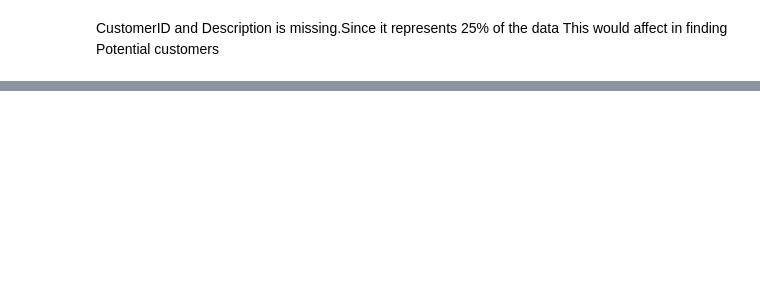
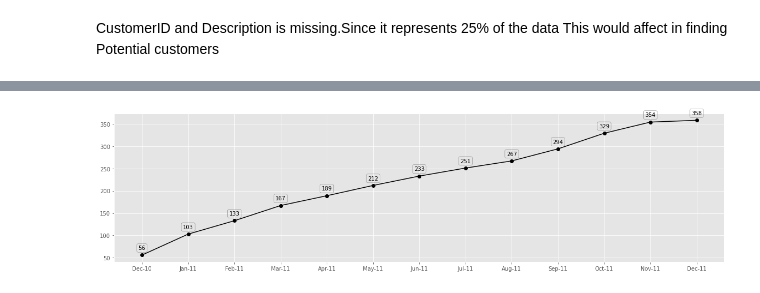
Before and after one commit to sushamasivananthan/E-Commerce-Customer-Targeting-Segmentation-and-Sales-Forecast, a Jupyter notebook: E-commerce.ipynb, the cells around one changed output, grey strips where cells are left out. Cells and saved outputs as stored; diff of their text form; code cells hidden in the pictures; blank space fills up the shorter version.

```diff
--- a/E-commerce.ipynb
+++ b/E-commerce.ipynb
@@ -124,0 +133,3 @@ plt.bar(['No Customer ID','Have Customer ID'],[no_customer_id, have_customer_id]
+# %%
+df_=df[df.is_cancelled=='No']
+del df
@@ -124,0 +162,32 @@ plt.bar(['No Customer ID','Have Customer ID'],[no_customer_id, have_customer_id]
+# %%
+customer_by_month1 = df_.groupby('CustomerID')['Date'].min().reset_index()
+customer_by_month1['days'] = pd.TimedeltaIndex(customer_by_month1.Date.dt.day,unit="D")
+customer_by_month1['Month'] = customer_by_month1.Date- customer_by_month1.days+pd.DateOffset(days=1)
+customer_by_month1['Quarter_acquisition'] = customer_by_month1['Month'].dt.quarter.apply(lambda x:'Q'+str(x))
+customer_by_month1['Year_acquisition'] = customer_by_month1['Month'].dt.year
+customer_by_month = df_.groupby(by = customer_by_month1.Month)['CustomerID'].size().reset_index()
+customer_by_month.sort_values(by ='Month',ascending=True,inplace=True)
+customer_by_month['cum_customer'] = np.cumsum(customer_by_month.CustomerID)
+customer_by_month['Month_1'] = customer_by_month['Month'].dt.strftime('%b-%y')
+# %%
+plt.style.use('ggplot')
+plt.figure(figsize=(20,5))
+plt.plot(customer_by_month.Month_1,customer_by_month.cum_customer,'bo-',color='black')
+
+# zip joins x and y coordinates in pairs
+for d,c in zip(customer_by_month['Month_1'],customer_by_month['cum_customer']):
+
+    label = "{:.0f}".format(c)
+
+    plt.annotate(label,
+                 (d,c),
+                 textcoords="offset points"
+                 , bbox=dict(boxstyle="round", fc="none", ec="gray")
+                 #,arrowprops=dict(arrowstyle="-",connectionstyle="angle,angleA=0,angleB=10,rad=90")
+                 ,xytext=(0,10),
+                 ha='center')
+plt.show()
+
+del customer_by_month
+# %% [output]
+[figure, added]
```
Also changed, not shown: parts of 13 cells of this notebook.
